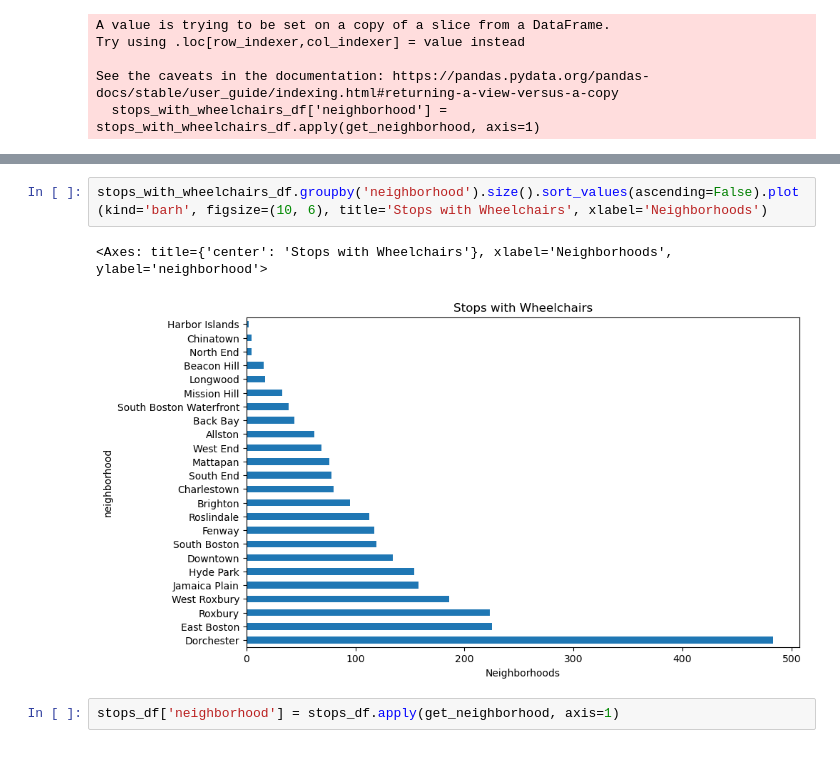
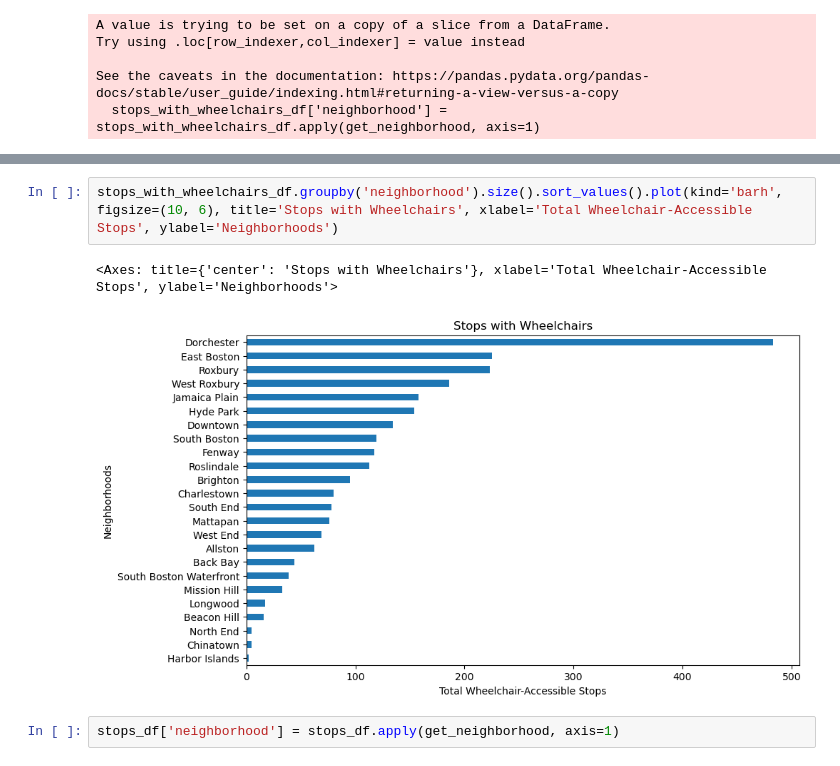
Before and after one commit to BU-Spark/ds-boston-transit-performance, a Jupyter notebook: fa23-team-e/data/question-3/Wheelchair Accessibility.ipynb, the cells around one changed output, grey strips where cells are left out. Saved outputs shown, nothing was run; the diff lists cells and outputs as text.

```diff
--- a/fa23-team-e/data/question-3/Wheelchair Accessibility.ipynb
+++ b/fa23-team-e/data/question-3/Wheelchair Accessibility.ipynb
@@ -135,10 +143,10 @@ A value is trying to be set on a copy of a slice from a DataFrame
 See the caveats in the documentation: https://pandas.pydata.org/pandas-docs/stable/user_guide/indexing.html#returning-a-view-versus-a-copy
   stops_with_wheelchairs_df.dropna(subset=['neighborhood'], inplace=True)
 # %%
-stops_with_wheelchairs_df.groupby('neighborhood').size().sort_values(ascending=False).plot(kind='barh', figsize=(10, 6), title='Stops with Wheelchairs', xlabel='Neighborhoods')
+stops_with_wheelchairs_df.groupby('neighborhood').size().sort_values().plot(kind='barh', figsize=(10, 6), title='Stops with Wheelchairs', xlabel='Total Wheelchair-Accessible Stops', ylabel='Neighborhoods')
 # %% [output]
-<Axes: title={'center': 'Stops with Wheelchairs'}, xlabel='Neighborhoods', ylabel='neighborhood'>
+<Axes: title={'center': 'Stops with Wheelchairs'}, xlabel='Total Wheelchair-Accessible Stops', ylabel='Neighborhoods'>
-[figure, old version]
+[figure, new version]
 # %%
 stops_df['neighborhood'] = stops_df.apply(get_neighborhood, axis=1)
 # %%
```
Also changed, not shown: parts of 9 cells of this notebook, 2 other files.
